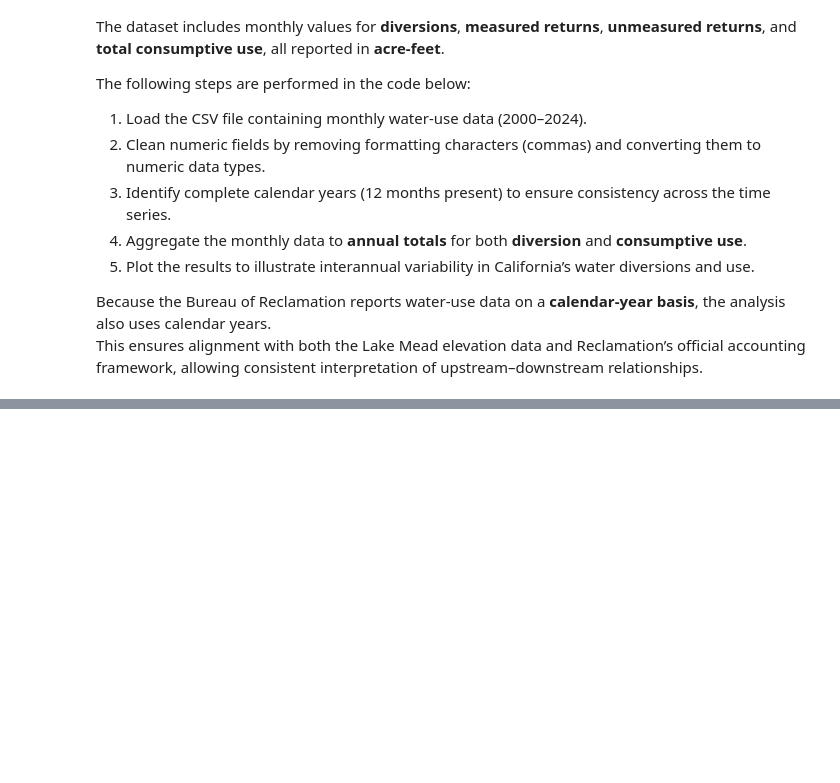
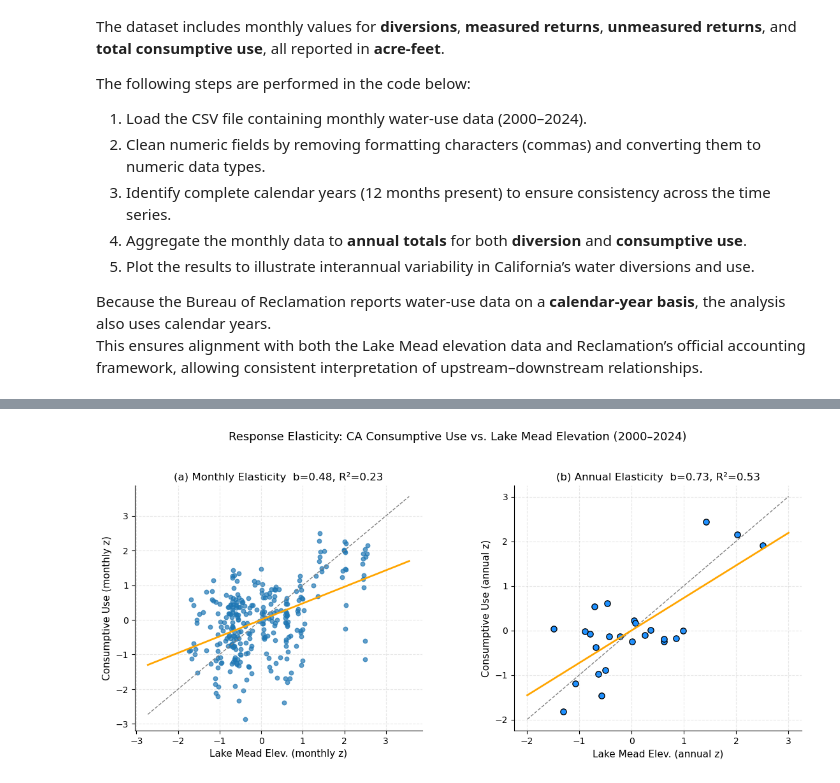
Before and after one commit to amnaomer1/LakeMead_ImperialDam_Omer, a Jupyter notebook: LakeMead_ImperialDam_Analysis.ipynb, the cells around one changed output, grey strips where cells are left out. Drawn from its saved outputs; the diff is of its cells as text; code cells hidden in the pictures; blank space fills up the shorter version.

Commit message:
Update notebook, data, and environment (lake-mead env)

```diff
--- a/LakeMead_ImperialDam_Analysis.ipynb
+++ b/LakeMead_ImperialDam_Analysis.ipynb
@@ -254,0 +638,97 @@ To identify potential response delays, lagged correlations (0–12 months) will
+# %%
+# ===============================================================
+# Response Elasticity
+# (a) Monthly elasticity (seasonal z-scores)
+# (b) Annual elasticity (overall z-scores)
+# ===============================================================
+
+import numpy as np
+import pandas as pd
+import matplotlib.pyplot as plt
+from scipy import stats
+
+# ------------------------------
+# Load & align monthly data
+# ------------------------------
+DATA_DIR   = "./data"
+FILE_WATER = f"{DATA_DIR}/California_WaterUse_2000_2024.csv"
+FILE_MEAD  = f"{DATA_DIR}/LakeMead_Elevation_Monthly_2000_2024.csv"
+
+water = pd.read_csv(FILE_WATER, parse_dates=["Date"])
+mead  = pd.read_csv(FILE_MEAD,  parse_dates=["Date"])
+
+to_month = lambda s: pd.to_datetime(s).dt.to_period("M").dt.to_timestamp()
+water["Date"] = to_month(water["Date"])
+mead["Date"]  = to_month(mead["Date"])
+
+df = (mead.set_index("Date")[["Elevation_ft"]]
+          .join(water.set_index("Date")[["ConsumptiveUse_af"]], how="inner")
+          .dropna()
+          .sort_index())
+
+# ------------------------------
+# Monthly z-scores (by calendar month to remove seasonality)
+# ------------------------------
+def zscore_by_month(series: pd.Series) -> pd.Series:
+    g  = series.groupby(series.index.month)
+    mu = g.transform("mean")
+    sd = g.transform(lambda x: x.std(ddof=1))
+    return (series - mu) / sd
+
+df["z_elev_m"] = zscore_by_month(df["Elevation_ft"])
+df["z_cu_m"]   = zscore_by_month(df["ConsumptiveUse_af"])
+
+# Monthly regression
+res_m = stats.linregress(df["z_elev_m"], df["z_cu_m"])
+b_m, a_m, r2_m, p_m = res_m.slope, res_m.intercept, res_m.rvalue**2, res_m.pvalue
+
+# ------------------------------
+# Annual aggregation & z-scores (overall)
+# ------------------------------
+annual_elev = mead.groupby(mead["Date"].dt.year)["Elevation_ft"].mean().rename("Elev_ft")
+annual_cu   = water.groupby(water["Date"].dt.year)["ConsumptiveUse_af"].sum().rename("CU_af")
+
+df_ann = pd.concat([annual_elev, annual_cu], axis=1).dropna()
+df_ann["z_elev_a"] = (df_ann["Elev_ft"] - df_ann["Elev_ft"].mean()) / df_ann["Elev_ft"].std(ddof=1)
+df_ann["z_cu_a"]   = (df_ann["CU_af"]   - df_ann["CU_af"].mean())   / df_ann["CU_af"].std(ddof=1)
+
+# Annual regression
+res_a = stats.linregress(df_ann["z_elev_a"], df_ann["z_cu_a"])
+b_a, a_a, r2_a, p_a = res_a.slope, res_a.intercept, res_a.rvalue**2, res_a.pvalue
+
+# ------------------------------
+# Plot — two panels side-by-side
+# ------------------------------
+fig, axes = plt.subplots(1, 2, figsize=(13.5, 5))
+plt.subplots_adjust(wspace=0.32)
+
+# (a) Monthly
+x, y = df["z_elev_m"].values, df["z_cu_m"].values
+xx = np.linspace(x.min()-1, x.max()+1, 200)
+axes[0].scatter(x, y, alpha=0.7, s=22)
+axes[0].plot(xx, xx, "--", color="gray", lw=1)
+axes[0].plot(xx, a_m + b_m*xx, color="orange", lw=2)
+axes[0].set_title(f"(a) Monthly Elasticity  b={b_m:.2f}, R²={r2_m:.2f}")
+axes[0].set_xlabel("Lake Mead Elev. (monthly z)")
+axes[0].set_ylabel("Consumptive Use (monthly z)")
+axes[0].grid(True)
+
+# (b) Annual
+xa, ya = df_ann["z_elev_a"].values, df_ann["z_cu_a"].values
+xxa = np.linspace(xa.min()-0.5, xa.max()+0.5, 150)
+axes[1].scatter(xa, ya, s=44, color="dodgerblue", edgecolor="k")
+axes[1].plot(xxa, xxa, "--", color="gray", lw=1)
+axes[1].plot(xxa, a_a + b_a*xxa, color="orange", lw=2)
+axes[1].set_title(f"(b) Annual Elasticity  b={b_a:.2f}, R²={r2_a:.2f}")
+axes[1].set_xlabel("Lake Mead Elev. (annual z)")
+axes[1].set_ylabel("Consumptive Use (annual z)")
+axes[1].grid(True)
+
+plt.suptitle("Response Elasticity: CA Consumptive Use vs. Lake Mead Elevation (2000–2024)",
+             y=1.05, fontsize=13)
+plt.show()
+
+print(f"Monthly  -> slope={b_m:.3f}, R²={r2_m:.3f}, p={p_m:.4f}")
+print(f"Annual   -> slope={b_a:.3f}, R²={r2_a:.3f}, p={p_a:.4f}")
+# %% [output]
+[figure, added]
```
Also changed, not shown: parts of 24 cells of this notebook, 2 other files.
